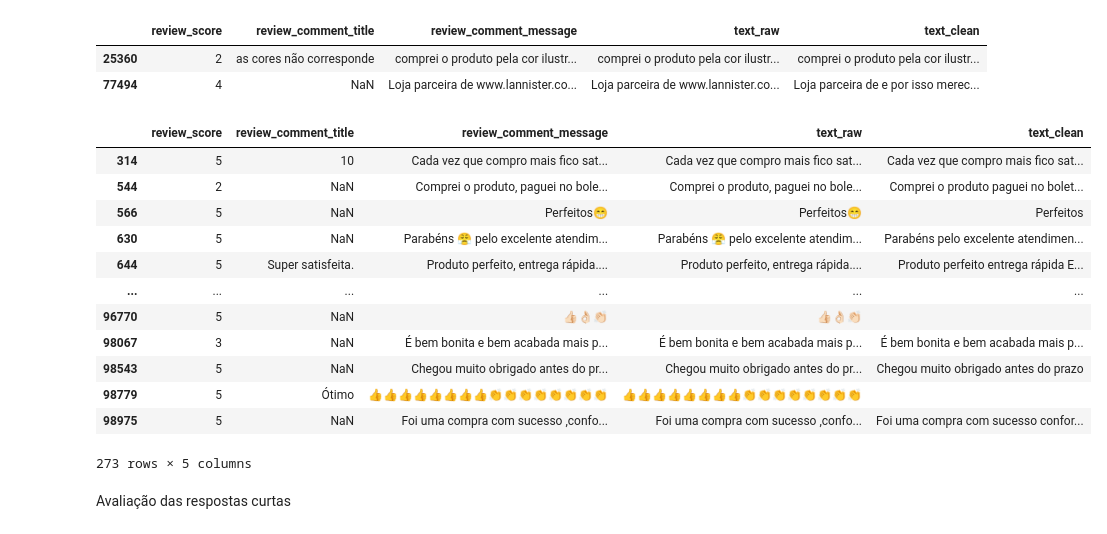
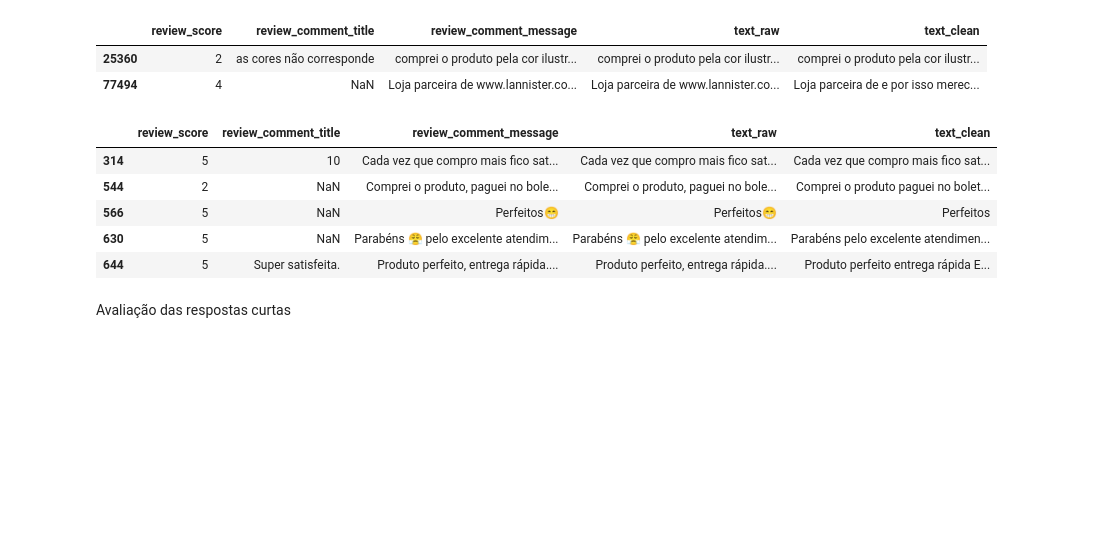
Before and after one commit to rpf991/Ecommerce_Classificador_Sentimentos, a Jupyter notebook: validacao_dados.ipynb, the cells around one changed output. Saved outputs shown, nothing was run; the diff lists cells and outputs as text; code cells hidden in the pictures; blank space fills up the shorter version.

```diff
--- a/validacao_dados.ipynb
+++ b/validacao_dados.ipynb
@@ -352,21 +367,15 @@ df[df['has_url'] == True][['review_score', 'review_comment_title', 'review_comme
 | 25360 | 2 | as cores não corresponde | comprei o produto pela cor ilustr... | comprei o produto pela cor ilustr... | comprei o produto pela cor ilustr... |
 | 77494 | 4 | NaN | Loja parceira de www.lannister.co... | Loja parceira de www.lannister.co... | Loja parceira de e por isso merec... |
 # %%
-df[df['has_emoji'] == True][['review_score', 'review_comment_title', 'review_comment_message', 'text_raw', 'text_clean']]
+# Verificação dos casos onde apresenta emoji
+df[df['has_emoji'] == True][['review_score', 'review_comment_title', 'review_comment_message', 'text_raw', 'text_clean']].head(10)
 # %% [output]
 |  | review_score | review_comment_title | review_comment_message | text_raw | text_clean |
 | 314 | 5 | 10 | Cada vez que compro mais fico sat... | Cada vez que compro mais fico sat... | Cada vez que compro mais fico sat... |
 | 544 | 2 | NaN | Comprei o produto, paguei no bole... | Comprei o produto, paguei no bole... | Comprei o produto paguei no bolet... |
 | 566 | 5 | NaN | Perfeitos😁 | Perfeitos😁 | Perfeitos |
 | 630 | 5 | NaN | Parabéns 😤 pelo excelente atendim... | Parabéns 😤 pelo excelente atendim... | Parabéns pelo excelente atendimen... |
 | 644 | 5 | Super satisfeita. | Produto perfeito, entrega rápida.... | Produto perfeito, entrega rápida.... | Produto perfeito entrega rápida E... |
-| ... | ... | ... | ... | ... | ... |
-| 96770 | 5 | NaN | 👍🏻👌🏻👏🏻 | 👍🏻👌🏻👏🏻 |  |
-| 98067 | 3 | NaN | É bem bonita e bem acabada mais p... | É bem bonita e bem acabada mais p... | É bem bonita e bem acabada mais p... |
-| 98543 | 5 | NaN | Chegou muito obrigado antes do pr... | Chegou muito obrigado antes do pr... | Chegou muito obrigado antes do prazo |
-| 98779 | 5 | Ótimo | 👍👍👍👍👍👍👍👍👏👏👏👏👏👏👏👏 | 👍👍👍👍👍👍👍👍👏👏👏👏👏👏👏👏 |  |
-| 98975 | 5 | NaN | Foi uma compra com sucesso ,confo... | Foi uma compra com sucesso ,confo... | Foi uma compra com sucesso confor... |
-273 rows × 5 columns
 # %% [markdown]
 Avaliação das respostas curtas
 # %%
```
Also changed, not shown: parts of 16 cells of this notebook.
